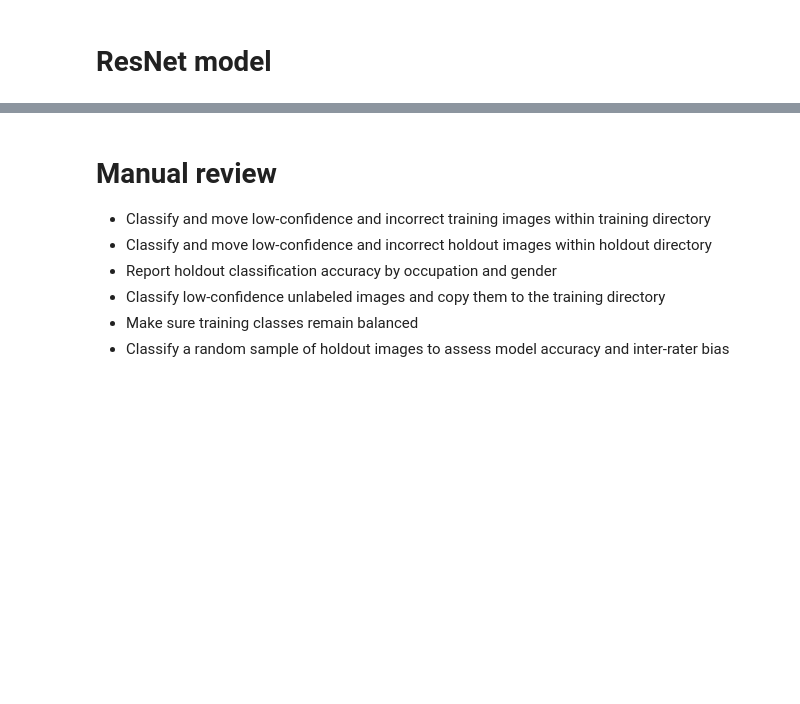
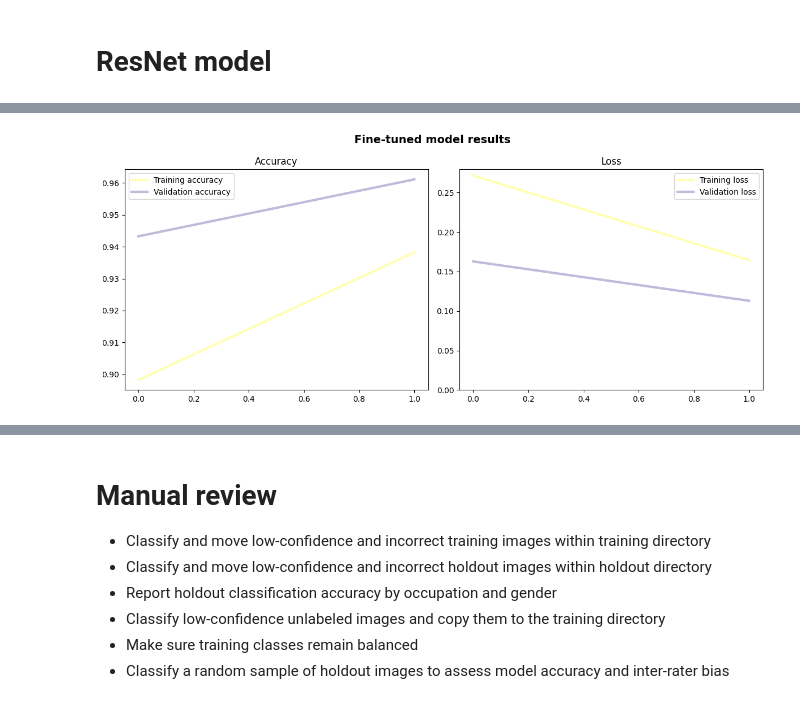
Before and after one commit to Breza/genderative_ai, a Jupyter notebook: Analysis/genderative_analysis.ipynb, the cells around one changed output, grey strips where cells are left out. Cells and saved outputs as stored; diff of their text form; code cells hidden in the pictures; blank space fills up the shorter version.

```diff
--- a/Analysis/genderative_analysis.ipynb
+++ b/Analysis/genderative_analysis.ipynb
@@ -96,7 +96,7 @@ def plot_training_progress(train_acc: list,
     Raises:
         ValueError: If the lengths of accuracy or loss lists don't match each other
     """
-    if not (len(train_acc) == len(val_acc) and len(train_loss) == len(val_loss)) and len(train_acc) > 0 and len(
+    if not (len(train_acc) == len(val_acc) and len(train_loss) == len(validation_loss)) and len(train_acc) > 0 and len(
             train_loss) > 0:
         raise ValueError("Lengths of training and validation lists must match")
     fig, axs = plt.subplots(1, 2, figsize=(12, 5))
@@ -514,9 +535,11 @@ print(f'Finished Training ({current_time_only()})')
 # %%
 plot_training_progress(train_acc=resnet_train_epoch_accuracy,
                        train_loss=resnet_train_epoch_loss,
                        val_acc=resnet_validation_epoch_accuracy,
-                       val_loss=resnet_validation_epoch_loss,
+                       validation_loss=resnet_validation_epoch_loss,
                        title="Fine-tuned model results")
+# %% [output]
+[figure, added]
 # %%
 exploration_loader = DataLoader(val_dataset, batch_size=1, shuffle=False)
 exploration_results = predict_model_resnet(exploration_loader)
```
Also changed, not shown: parts of 17 cells of this notebook, 2 other files.
